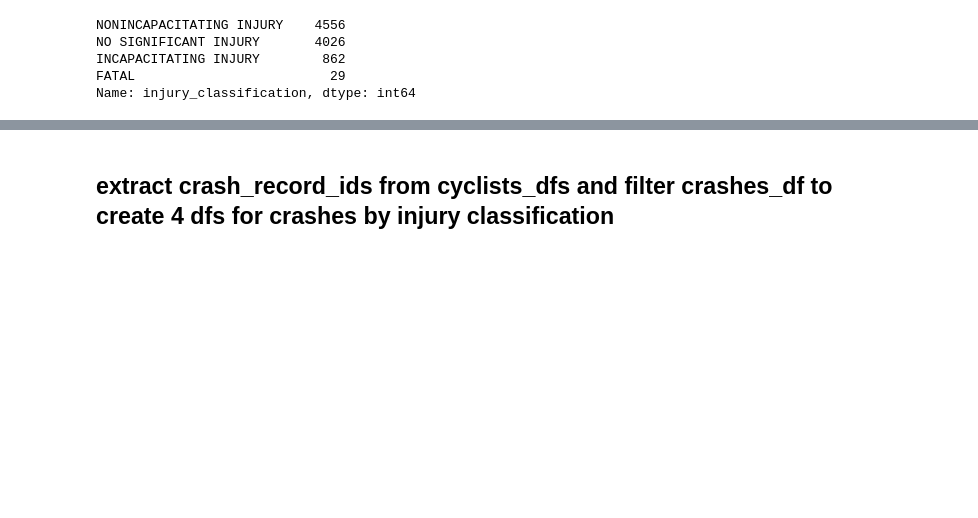
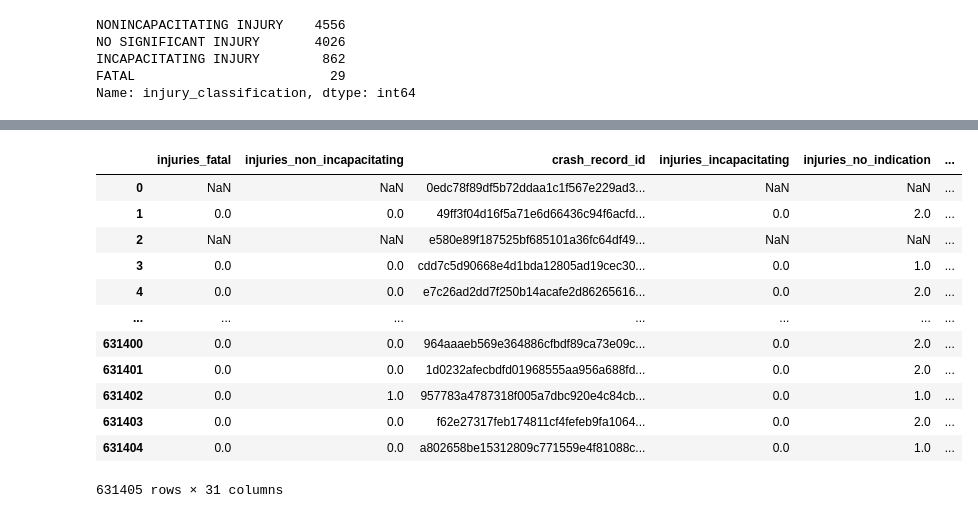
Before and after one commit to canderson197/Chicago-Traffic-Violence-Peds-Cyclists, a Jupyter notebook: data cleaning.ipynb, the cells around one changed output, grey strips where cells are left out. Cells and saved outputs as stored; diff of their text form; code cells hidden in the pictures; blank space fills up the shorter version.

```diff
--- a/data cleaning.ipynb
+++ b/data cleaning.ipynb
@@ -423,2 +315,0 @@ cyclists_no_signif_injury_df.shape
-# %% [markdown]
-## extract crash_record_ids from cyclists_dfs and filter crashes_df to create 4 dfs for crashes by injury classification
@@ -453,0 +316,17 @@ cyclist_fatal_cluster_map
+# %%
+crashes_df = gpd.read_file('data/crashes_cleaned.geojson')
+crashes_df.set_crs(crs='EPSG:4326', inplace=True)
+# %% [output]
+|  | injuries_fatal | injuries_non_incapacitating | crash_record_id | injuries_incapacitating | injuries_no_indication | ... |
+| 0 | NaN | NaN | 0edc78f89df5b72ddaa1c1f567e229ad3... | NaN | NaN | ... |
+| 1 | 0.0 | 0.0 | 49ff3f04d16f5a71e6d66436c94f6acfd... | 0.0 | 2.0 | ... |
+| 2 | NaN | NaN | e580e89f187525bf685101a36fc64df49... | NaN | NaN | ... |
+| 3 | 0.0 | 0.0 | cdd7c5d90668e4d1bda12805ad19cec30... | 0.0 | 1.0 | ... |
+| 4 | 0.0 | 0.0 | e7c26ad2dd7f250b14acafe2d86265616... | 0.0 | 2.0 | ... |
+| ... | ... | ... | ... | ... | ... | ... |
+| 631400 | 0.0 | 0.0 | 964aaaeb569e364886cfbdf89ca73e09c... | 0.0 | 2.0 | ... |
+| 631401 | 0.0 | 0.0 | 1d0232afecbdfd01968555aa956a688fd... | 0.0 | 2.0 | ... |
+| 631402 | 0.0 | 1.0 | 957783a4787318f005a7dbc920e4c84cb... | 0.0 | 1.0 | ... |
+| 631403 | 0.0 | 0.0 | f62e27317feb174811cf4fefeb9fa1064... | 0.0 | 2.0 | ... |
+| 631404 | 0.0 | 0.0 | a802658be15312809c771559e4f81088c... | 0.0 | 1.0 | ... |
+631405 rows × 31 columns
```
Also changed, not shown: parts of 51 cells of this notebook, 1 other file.
